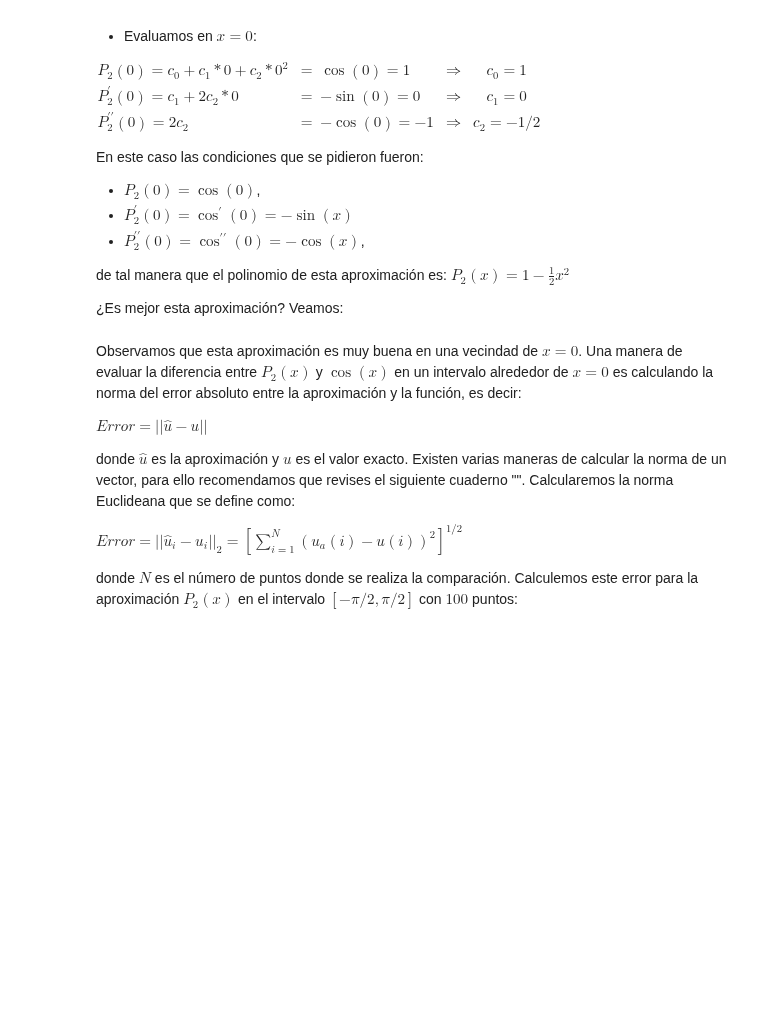
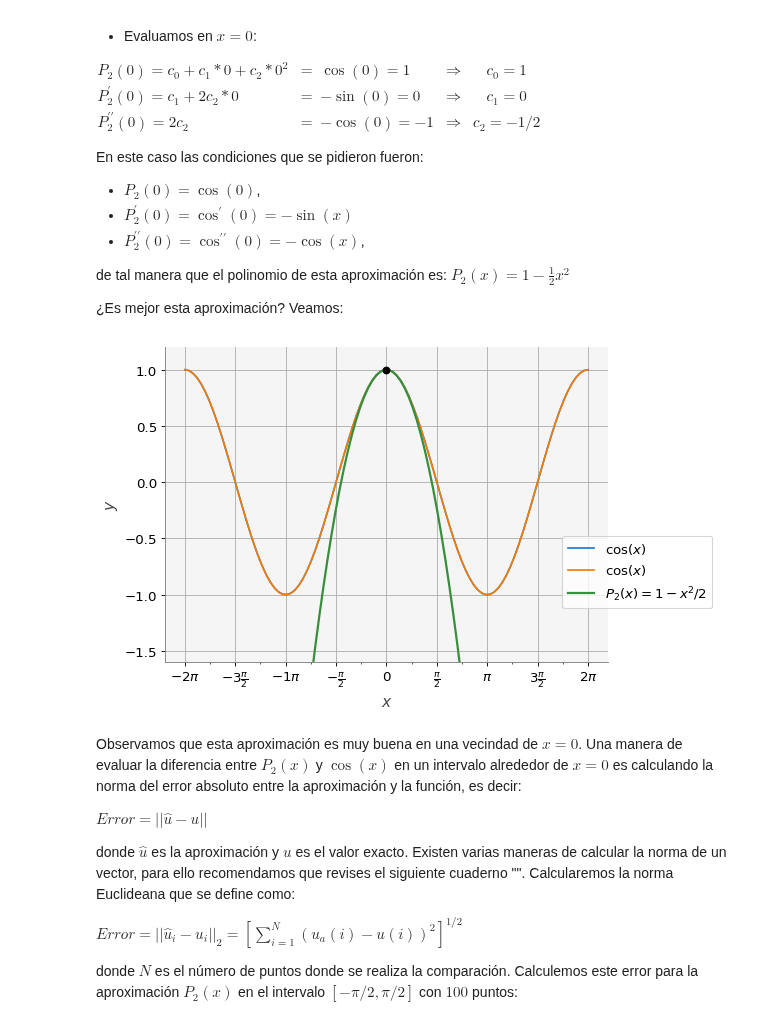
Before and after one commit to luiggix/macti_notes, a Jupyter notebook: notebooks/Series_de_Taylor/01_SeriesDeTaylor.ipynb, the cells around one changed output. Drawn from its saved outputs; the diff is of its cells as text; code cells hidden in the pictures; blank space fills up the shorter version.

```diff
--- a/notebooks/Series_de_Taylor/01_SeriesDeTaylor.ipynb
+++ b/notebooks/Series_de_Taylor/01_SeriesDeTaylor.ipynb
@@ -145,23 +145,30 @@ de tal manera que el polinomio de esta aproximación es: $P_2(x) = 1 - \frac{1}{
 # %%
 # Construcción del polinomio de aproximación
 c0 = 1
 c1 = 0
 c2 = -1/2
 P2 = lambda x : c0 + c1 * x + c2 * x**2 # Evaluación del polinomio
 
+v = mvis.Plotter(1,1)
+v.plot(1, x, y, label = 'cos($x$)') # Gráfica de la función coseno
+ax = v.axes(1)
+v.set_ticks(ax, ax.get_xticks(), ax.get_yticks(), trig=True)
+
 # Graficamos el coseno y la aproximación P2
-plt.plot(x, y, label = 'cos($x$)')
-plt.plot(x, P2(x), label='$P_2(x) = 1 - x^2/2$', lw = 2)
+v.plot(1, x, y, label = 'cos($x$)')
+v.plot(1, x, P2(x), label='$P_2(x) = 1 - x^2/2$', lw = 2)
 # Dibujamos el punto donde se hace la aproximación x0
-plt.scatter(x0, y0, marker='o', color='black', zorder=10)
+v.scatter(1, x0, y0, marker='o', color='black', zorder=10)
 
 # Configuración de la gráfica
 plt.xlabel("$x$")
 plt.ylabel("$y$")
 plt.ylim(-1.6,1.2)
-mvis.set_ticks(plt.gca(), trig=True) # Se muestran las marcas en el eje x en múltiplos de pi
-plt.legend(loc='lower center', frameon=True, facecolor='w')
+plt.grid()
+plt.legend(loc='lower right', bbox_to_anchor=(0.75, 0.15, 0.5, 0.5), frameon=True, facecolor='w')
 plt.show()
+# %% [output]
+[figure, added]
 # %% [markdown]
 Observamos que esta aproximación es muy buena en una vecindad de $x=0$.
 Una manera de evaluar la diferencia entre $P_2(x)$ y $\cos(x)$ en un intervalo alrededor de $x=0$ es calculando la norma del error absoluto entre la aproximación y la función, es decir:
```
Also changed, not shown: parts of 10 cells of this notebook, 11 other files.
